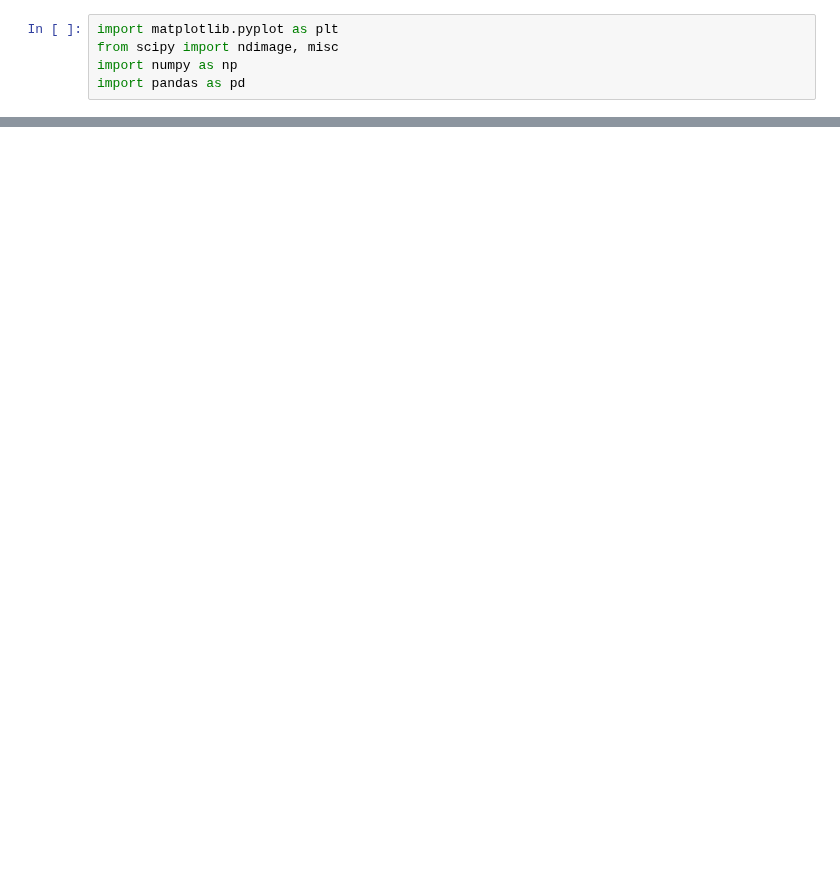
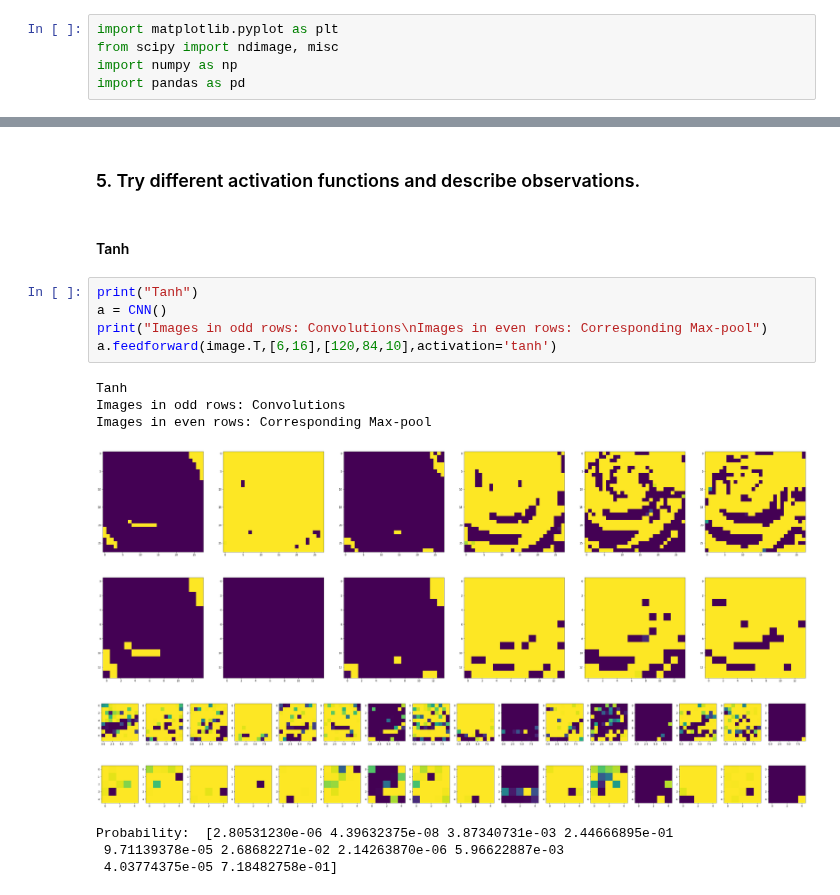
Before and after one commit to devloper13/DecisionTreeFromScratch, a Jupyter notebook: CNN.ipynb, the cells around one changed output, grey strips where cells are left out. Cells and saved outputs as stored; diff of their text form; blank space fills up the shorter version.

```diff
--- a/CNN.ipynb
+++ b/CNN.ipynb
@@ -139,0 +220,20 @@ a.feedforward(image.T,[6,16],[120,84,10])
+# %% [markdown]
+### 5. Try different activation functions and describe observations.
+# %% [markdown]
+#### Tanh
+# %%
+print("Tanh")
+a = CNN()
+print("Images in odd rows: Convolutions\nImages in even rows: Corresponding Max-pool")
+a.feedforward(image.T,[6,16],[120,84,10],activation='tanh')
+# %% [output]
+Tanh
+Images in odd rows: Convolutions
+Images in even rows: Corresponding Max-pool
+[figure, added]
+[figure, added]
+[figure, added]
+[figure, added]
+Probability:  [2.80531230e-06 4.39632375e-08 3.87340731e-03 2.44666895e-01
+ 9.71139378e-05 2.68682271e-02 2.14263870e-06 5.96622887e-03
+ 4.03774375e-05 7.18482758e-01]
```
Also changed, not shown: parts of 12 cells of this notebook.
